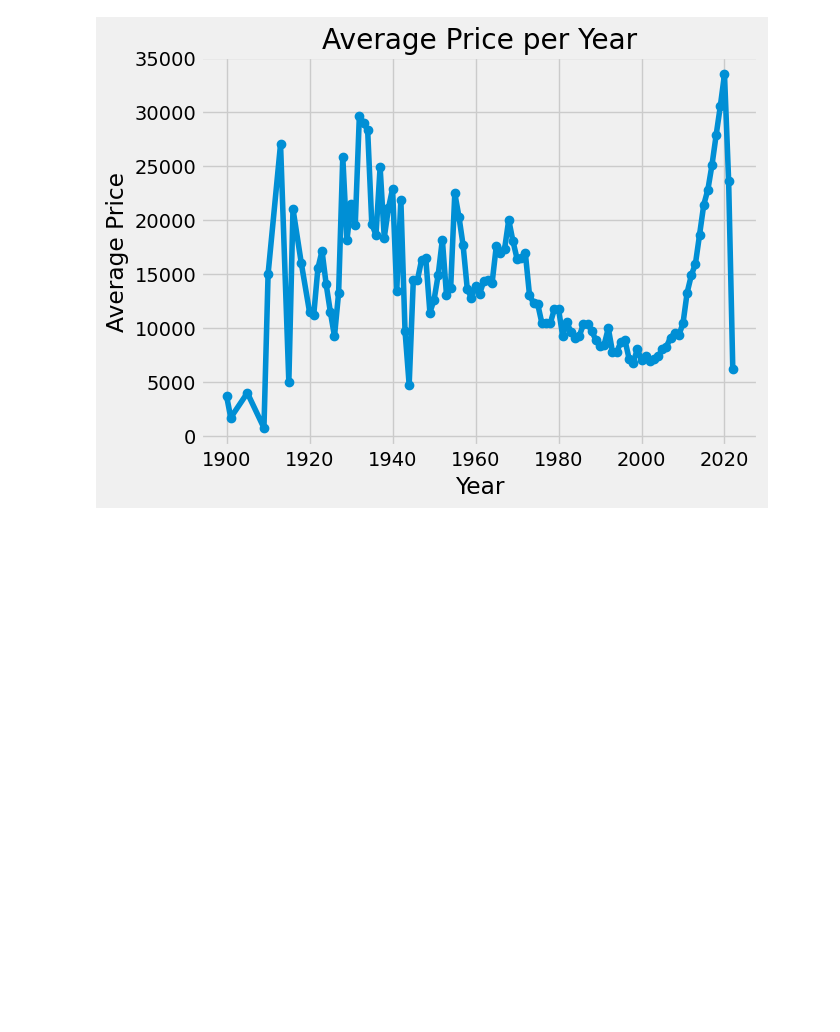
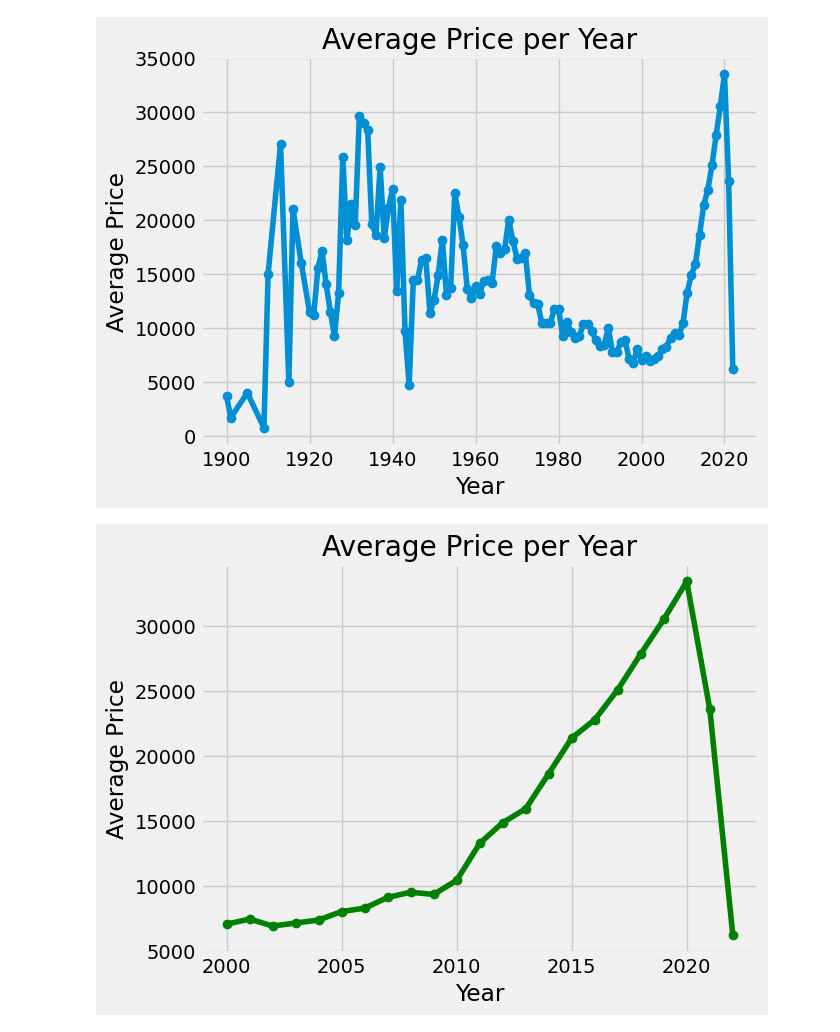
Before and after one commit to LewisRRamsey/Data-science-and-analytics-side-projects, a Jupyter notebook: Data analysis side project on used cars/Jupyter notebook file for project.ipynb, the cells around one changed output. Cells and saved outputs as stored; diff of their text form; code cells hidden in the pictures; blank space fills up the shorter version.

```diff
--- a/Data analysis side project on used cars/Jupyter notebook file for project.ipynb
+++ b/Data analysis side project on used cars/Jupyter notebook file for project.ipynb
@@ -219,3 +219,14 @@ plt.ylabel('Average Price')
 plt.show()
 # %% [output]
 [figure]
+# %%
+# showing modern trends of price by year
+
+modern_used_cars_df = clean_cars_df[clean_cars_df['year'] >= 2000.0]
+modern_avg_price_per_year = modern_used_cars_df.groupby('year')['price'].mean()
+modern_avg_price_per_year.plot(kind='line', marker='o', title='Average Price per Year', color = 'green')
+plt.xlabel('Year')
+plt.ylabel('Average Price')
+plt.show()
+# %% [output]
+[figure, added]
```
Also changed, not shown: parts of 4 cells of this notebook.
